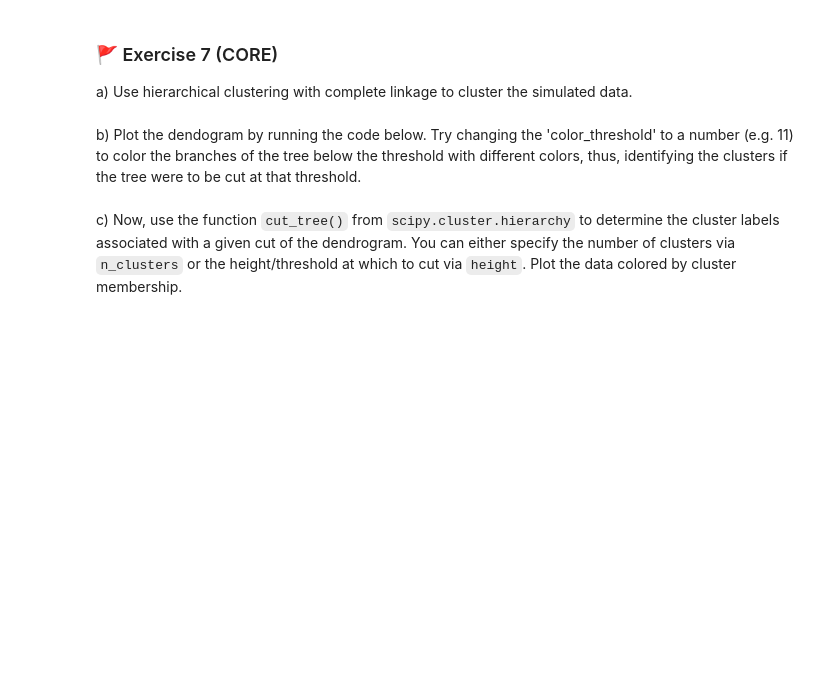
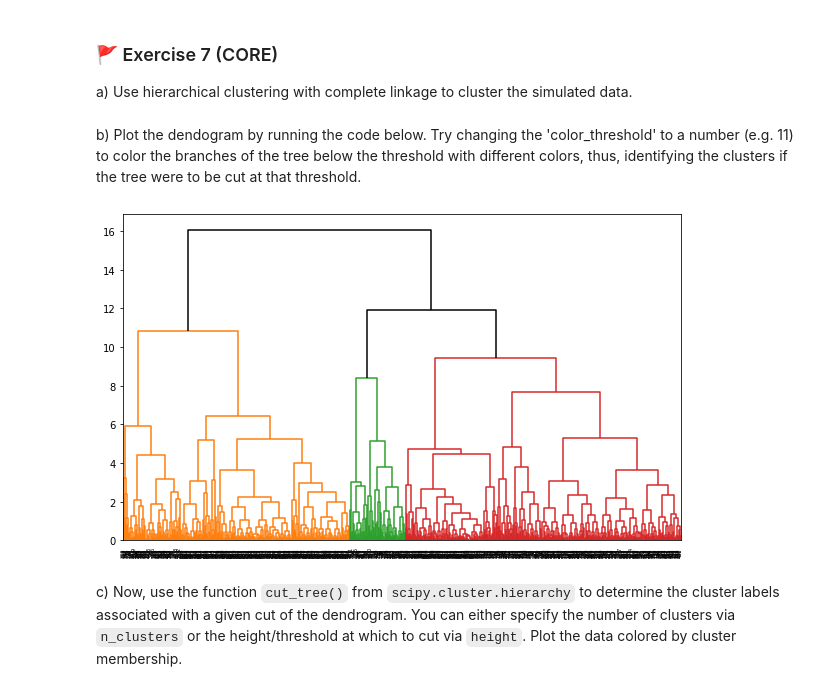
Before and after one commit to flores5545/MLPy2024, a Jupyter notebook: mlp_week03/mlp_week03.ipynb, the cells around one changed output. Saved outputs shown, nothing was run; the diff lists cells and outputs as text; code cells hidden in the pictures; blank space fills up the shorter version.

```diff
--- a/mlp_week03/mlp_week03.ipynb
+++ b/mlp_week03/mlp_week03.ipynb
@@ -306,13 +306,16 @@ Then, we can use [`dendrogram()`](https://docs.scipy.org/doc/scipy/reference/gen
 a) Use hierarchical clustering with complete linkage to cluster the simulated data.
 # %%
 # Either the name of the returned object from hierarchy.linkage should be hc_comp, or change the name in part b
+hc_comp = hierarchy.linkage(X, method='complete')
 # %% [markdown]
 b) Plot the dendogram by running the code below. Try changing the 'color_threshold' to a number (e.g. 11) to color the branches of the tree below the threshold with different colors, thus, identifying the clusters if the tree were to be cut at that threshold.
 # %%
 # You may need to replace hc_comp with your chosen name for the returned object from hierarchy.linkage in part a
-cargs = {'color_threshold': -np.inf,'above_threshold_color':'black'}
+cargs = {'color_threshold': 11,'above_threshold_color':'black'}
 fig, ax = plt.subplots(1, 1, figsize=(10,6))
 hierarchy.dendrogram(hc_comp, ax=ax, **cargs)
 plt.show()
+# %% [output]
+[figure, added]
 # %% [markdown]
 c) Now, use the function `cut_tree()` from `scipy.cluster.hierarchy` to determine the cluster labels associated with a given cut of the dendrogram. You can either specify the number of clusters via `n_clusters` or the height/threshold at which to cut via `height`. Plot the data colored by cluster membership.
```
Also changed, not shown: parts of 9 cells of this notebook.
